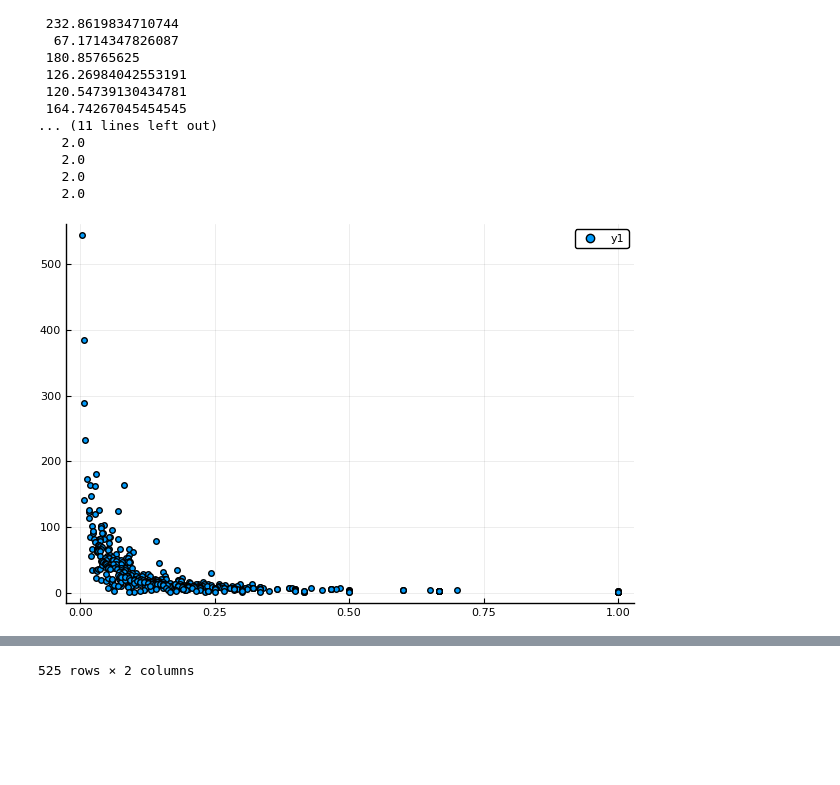
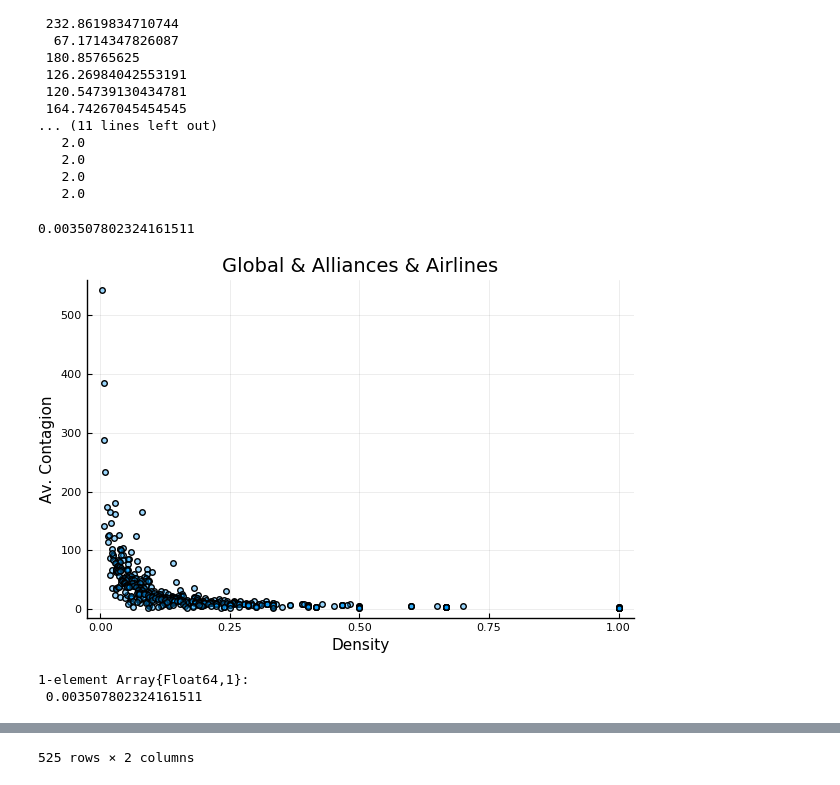
Before and after one commit to Yuriyama/Proyecto_aerolineas, a Jupyter notebook: Code/Densidad.ipynb, the cells around one changed output, grey strips where cells are left out. Cells and saved outputs as stored; diff of their text form; code cells hidden in the pictures; blank space fills up the shorter version.

```diff
--- a/Code/Densidad.ipynb
+++ b/Code/Densidad.ipynb
@@ -340,9 +340,32 @@ cobertura = coverage[2:end]
    2.0
    2.0
    2.0
+# %%
+densidad_g = densidad[1]
+densidad_al = densidad[2:4]
+densidad_aer = densidad[5:end]
+
+cobertura_g = cobertura[1]
+cobertura_al = cobertura[2:4]
+cobertura_aer = cobertura[5:end]
+# %% [output]
+0.003507802324161511
 # %%
 # Grafico densidad vs cobertura
 
-plot_densidad_cobertura = scatter(densidad, cobertura)
+plot_densidad_cobertura = scatter(densidad, cobertura,
+                                    title = "Global & Alliances & Airlines",
+                                    xlabel = "Density",
+                                    ylabel = "Av. Contagion",
+                                    legend = false,
+                                    #size = (500,500),
+                                    #aspect_ratio= 1,
+                                    alpha = 0.4)
 # %% [output]
-[figure, old version]
+[figure, new version]
+# %%
+#scatter(densidad_g, cobertura_g)
+[densidad_g]
+# %% [output]
+1-element Array{Float64,1}:
+ 0.003507802324161511
```
Also changed, not shown: parts of 8 cells of this notebook, 1 other file.
